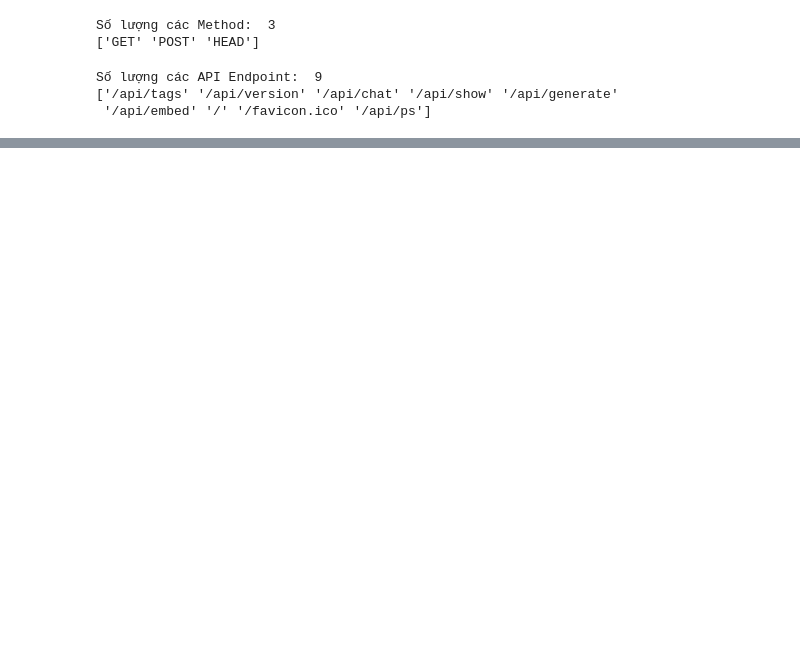
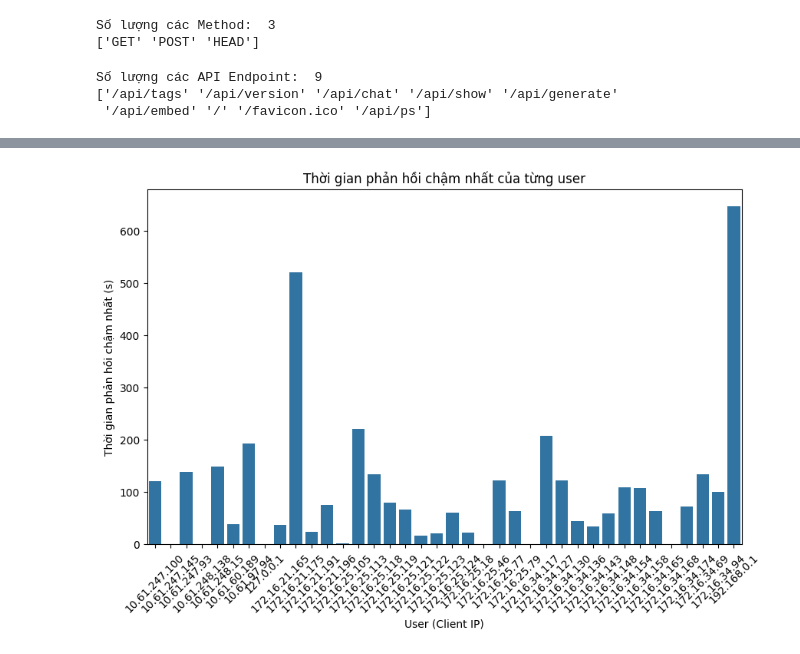
Before and after one commit to hoangmanh08/Codechallenge_edit, a Jupyter notebook: main/main.ipynb, the cells around one changed output, grey strips where cells are left out. Saved outputs shown, nothing was run; the diff lists cells and outputs as text; code cells hidden in the pictures; blank space fills up the shorter version.

```diff
--- a/main/main.ipynb
+++ b/main/main.ipynb
@@ -171,0 +277,14 @@ print(method_stats)
+# %%
+# Tìm ra thời gian phản hồi lâu nhất của từng user (Client IP)
+user_slowest_request = df.groupby('Client IP')['Response Time (s)'].max().reset_index(name='Max Response Time (s)')
+
+# Vẽ biểu đồ thời gian phản hồi chậm nhất của từng user
+plt.figure(figsize=(10, 6))
+sns.barplot(x='Client IP', y='Max Response Time (s)', data=user_slowest_request)
+plt.title('Thời gian phản hồi chậm nhất của từng user')
+plt.xlabel('User (Client IP)')
+plt.ylabel('Thời gian phản hồi chậm nhất (s)')
+plt.xticks(rotation=45)
+plt.show()
+# %% [output]
+[figure, added]
```
Also changed, not shown: parts of 14 cells of this notebook, 2 other files.
